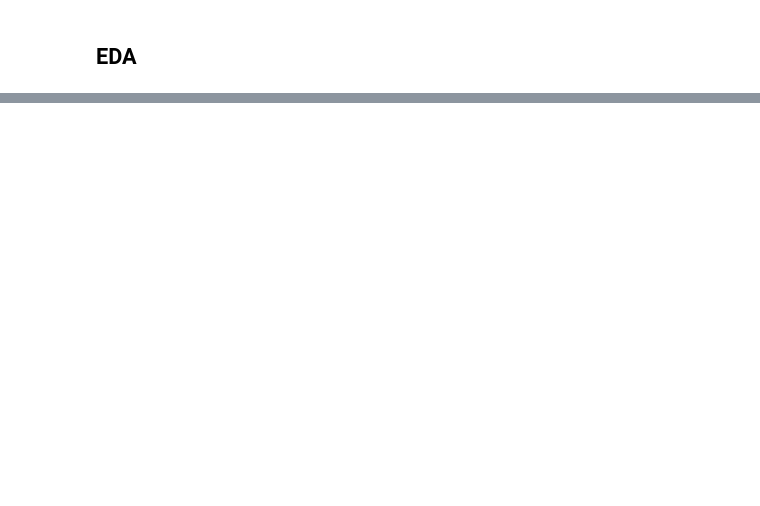
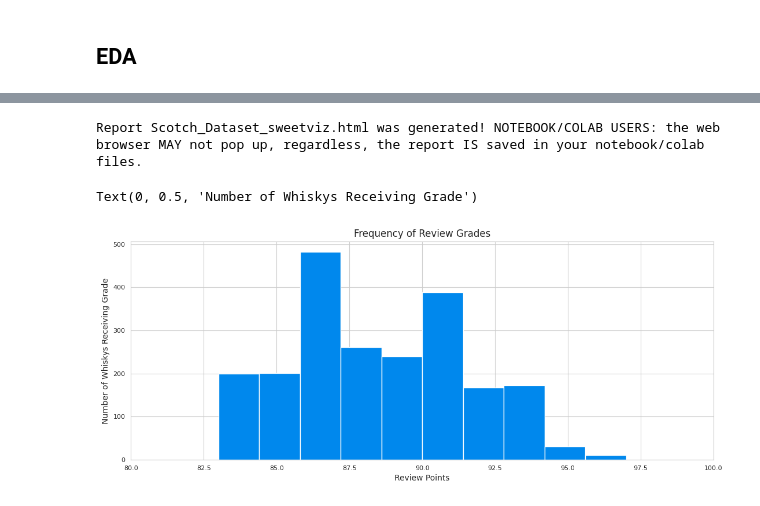
Before and after one commit to aditya248/scotch-review-nlp, a Jupyter notebook: scotch_nlp_notebook.ipynb, the cells around one changed output, grey strips where cells are left out. Saved outputs shown, nothing was run; the diff lists cells and outputs as text; code cells hidden in the pictures; blank space fills up the shorter version.

```diff
--- a/scotch_nlp_notebook.ipynb
+++ b/scotch_nlp_notebook.ipynb
@@ -178,0 +233,9 @@ df.sample(3)
+# %%
+# importing sweetviz
+import sweetviz as sv
+#analyzing the dataset
+advert_report = sv.analyze(scotch_dataset)
+#display the report
+advert_report.show_html('Scotch_Dataset_sweetviz.html')
+# %% [output]
+Report Scotch_Dataset_sweetviz.html was generated! NOTEBOOK/COLAB USERS: the web browser MAY not pop up, regardless, the report IS saved in your notebook/colab files.
@@ -178,0 +253,10 @@ df.sample(3)
+# %%
+sns.set_style('whitegrid')
+plt.figure(figsize=(13, 5))
+review_points = scotch_dataset['review.point'].plot(kind='hist',figsize = (13, 5),title="Frequency of Review Grades")
+plt.xlim(80, 100)
+review_points.set_xlabel("Review Points")
+review_points.set_ylabel("Number of Whiskys Receiving Grade")
+# %% [output]
+Text(0, 0.5, 'Number of Whiskys Receiving Grade')
+[figure, added]
```
Also changed, not shown: parts of 18 cells of this notebook.
